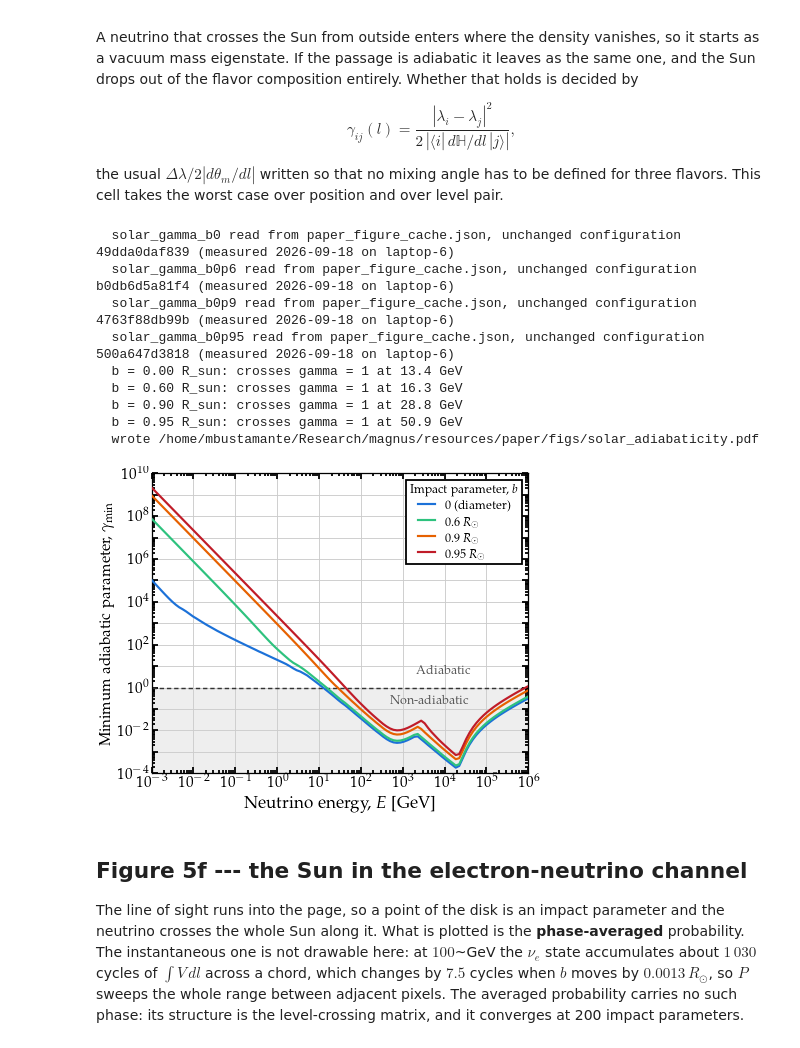
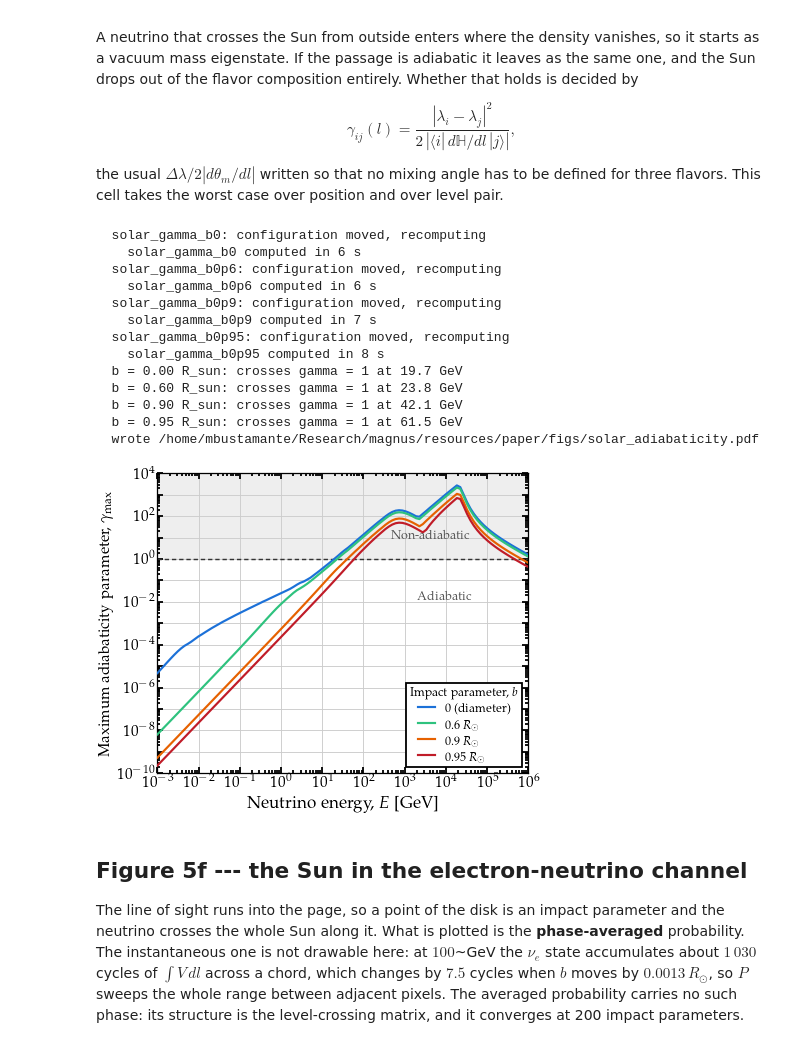
Before and after one commit to mbustama/Magnus, a Jupyter notebook: notebooks/28_magnus_paper_figures.ipynb, the cells around one changed output. Drawn from its saved outputs; the diff is of its cells as text; code cells hidden in the pictures.

```diff
--- a/notebooks/28_magnus_paper_figures.ipynb
+++ b/notebooks/28_magnus_paper_figures.ipynb
@@ -3002,8 +3002,13 @@ def solar_chord_ne(br):
     return ne_b, hl
 
 
-def gamma_min(energy, br, npts=20000):
-    """Worst gamma over position and over the three level pairs."""
+def gamma_max(energy, br, npts=20000):
+    """Worst adiabaticity over position and over the three level pairs.
+
+    The convention is Eq. (hf) of the method section: gamma is LARGE where the
+    levels approach, so large means non-adiabatic.  The worst case is therefore a
+    maximum, not a minimum.
+    """
     ne_b, hl = solar_chord_ne(br)
     l = np.linspace(0.0, 2*hl, npts)
     vcc = PER_NE*ne_b(l)
@@ -3013,71 +3018,76 @@ def gamma_min(energy, br, npts=20000):
     dH = np.zeros((npts, 3, 3), dtype=complex)
     dH[:, 0, 0] = np.gradient(vcc, l)
     M = np.einsum('nai,nab,nbj->nij', v.conj(), dH, v)
-    g = np.full(npts, np.inf)
+    g = np.zeros(npts)
     for i in range(3):
         for j in range(i+1, 3):
             gap = np.abs(w[:, i] - w[:, j])
             coup = np.abs(M[:, i, j])
             # np.where would still divide everywhere, so guard the division itself:
-            # a vanishing coupling means no mixing to break, i.e. perfectly adiabatic.
+            # a vanishing gap is a crossing, which is maximally non-adiabatic.
             gij = np.full(npts, np.inf)
-            np.divide(gap**2, 2.0*coup, out=gij, where=coup > 0.0)
-            g = np.minimum(g, gij)
-    return float(g.min())
+            np.divide(coup, gap**2, out=gij, where=gap > 0.0)
+            g = np.maximum(g, gij)
+    return float(g.max())
 
 
 def solar_gamma_curve(br):
-    """gamma_min against energy, for one impact parameter.  Cached: 110 energies,
+    """gamma_max against energy, for one impact parameter.  Cached: 110 energies,
     each one an eigendecomposition at 20 000 points along the chord."""
     def run():
-        return [gamma_min(e*gd.UNIT_GEV, br) for e in SOLAR_E]
-    key = ('solar_gamma', float(br), [float(x) for x in SOLAR_E],
+        return [gamma_max(e*gd.UNIT_GEV, br) for e in SOLAR_E]
+    key = ('solar_gamma_max', float(br), [float(x) for x in SOLAR_E],
            sorted(OSC.items()), float(SOLAR_R))
     tag = 'solar_gamma_b%s' % ('%g' % br).replace('.', 'p')
     return np.asarray(cached(tag, key, run, what='one adiabaticity curve'))
 
 
 GAMMA = {br: solar_gamma_curve(br) for br, _, _ in SOLAR_B}
 
 fig, ax = plt.subplots(figsize=(COL, 2.75))
 # Grey, not red: the red curve is an impact parameter, the shading is a regime.
-ax.axhspan(1e-5, 1.0, color='0.5', alpha=0.13, lw=0, zorder=0)
+ax.axhspan(1.0, 1e12, color='0.5', alpha=0.13, lw=0, zorder=0)
 for br, color, label in SOLAR_B:
     ax.loglog(SOLAR_E, GAMMA[br], color=color, lw=1.2, zorder=3, label=label)
 ax.axhline(1.0, color=INK, lw=0.8, ls=(0, (3, 2)), zorder=2)
-ax.set_xlim(SOLAR_E[0], SOLAR_E[-1]); ax.set_ylim(1e-4, 1e10)
-ax.set_yticks([10.0**k for k in range(-4, 11)])
-ax.set_yticklabels([(r'$10^{%d}$' % k) if k % 2 == 0 else '' for k in range(-4, 11)])
+ax.set_xlim(SOLAR_E[0], SOLAR_E[-1]); ax.set_ylim(1e-10, 1e4)
+ax.set_yticks([10.0**k for k in range(-10, 5)])
+ax.set_yticklabels([(r'$10^{%d}$' % k) if k % 2 == 0 else '' for k in range(-10, 5)])
 ax.set_xticks([10.0**k for k in range(-3, 7)])
 ax.xaxis.set_minor_locator(mpl.ticker.LogLocator(base=10.0, subs=tuple(np.arange(2, 10)*0.1),
                                                  numticks=100))
 ax.yaxis.set_minor_locator(mpl.ticker.LogLocator(base=10.0, subs=tuple(np.arange(2, 10)*0.1),
                                                  numticks=100))
 ax.set_xlabel(r'Neutrino energy, $E$ [GeV]', labelpad=2.0)
-ax.set_ylabel(r'Minimum adiabatic parameter, $\gamma_{\rm min}$', labelpad=2.0, fontsize=8.5)
-ax.text(4.0e4, 4.0e0, 'Adiabatic', fontsize=7.0, color='0.35', ha='right')
-ax.text(4.0e4, 1.6e-1, 'Non-adiabatic', fontsize=7.0, color='0.35', ha='right')
+ax.set_ylabel(r'Maximum adiabaticity parameter, $\gamma_{\rm max}$', labelpad=2.0,
+              fontsize=8.5)
+ax.text(4.0e4, 1.2e-2, 'Adiabatic', fontsize=7.0, color='0.35', ha='right')
+ax.text(4.0e4, 8.0e0, 'Non-adiabatic', fontsize=7.0, color='0.35', ha='right')
 ax.grid(True, which='major', color=GRID, lw=0.5); ax.set_axisbelow(True)
-leg = ax.legend(loc='upper right', fontsize=6.8, handlelength=1.4, borderpad=0.35,
+leg = ax.legend(loc='lower right', fontsize=6.8, handlelength=1.4, borderpad=0.35,
                 labelspacing=0.3, title=r'Impact parameter, $b$', title_fontsize=6.8)
 leg.get_frame().set_edgecolor('black')
 fig.tight_layout(pad=0.4)
 for br, _, _ in SOLAR_B:
-    below = SOLAR_E[GAMMA[br] < 1.0]
+    above = SOLAR_E[GAMMA[br] > 1.0]
     print('  b = %.2f R_sun: crosses gamma = 1 at %s GeV'
-          % (br, ('%.3g' % below.min()) if len(below) else 'never'))
+          % (br, ('%.3g' % above.min()) if len(above) else 'never'))
 save(fig, 'solar_adiabaticity.pdf')
 # %% [output]
-  solar_gamma_b0 read from paper_figure_cache.json, unchanged configuration 49dda0daf839 (measured 2026-09-18 on laptop-6)
-  solar_gamma_b0p6 read from paper_figure_cache.json, unchanged configuration b0db6d5a81f4 (measured 2026-09-18 on laptop-6)
-  solar_gamma_b0p9 read from paper_figure_cache.json, unchanged configuration 4763f88db99b (measured 2026-09-18 on laptop-6)
-  solar_gamma_b0p95 read from paper_figure_cache.json, unchanged configuration 500a647d3818 (measured 2026-09-18 on laptop-6)
-  b = 0.00 R_sun: crosses gamma = 1 at 13.4 GeV
-  b = 0.60 R_sun: crosses gamma = 1 at 16.3 GeV
-  b = 0.90 R_sun: crosses gamma = 1 at 28.8 GeV
-  b = 0.95 R_sun: crosses gamma = 1 at 50.9 GeV
+  solar_gamma_b0: configuration moved, recomputing
+    solar_gamma_b0 computed in 6 s
+  solar_gamma_b0p6: configuration moved, recomputing
+    solar_gamma_b0p6 computed in 6 s
+  solar_gamma_b0p9: configuration moved, recomputing
+    solar_gamma_b0p9 computed in 7 s
+  solar_gamma_b0p95: configuration moved, recomputing
+    solar_gamma_b0p95 computed in 8 s
+  b = 0.00 R_sun: crosses gamma = 1 at 19.7 GeV
+  b = 0.60 R_sun: crosses gamma = 1 at 23.8 GeV
+  b = 0.90 R_sun: crosses gamma = 1 at 42.1 GeV
+  b = 0.95 R_sun: crosses gamma = 1 at 61.5 GeV
   wrote /home/mbustamante/Research/magnus/resources/paper/figs/solar_adiabaticity.pdf
-[figure, old version]
+[figure, new version]
 # %% [markdown]
 ## Figure 5f --- the Sun in the electron-neutrino channel
 
```
Also changed, not shown: parts of 2 cells of this notebook, 3 other files.
